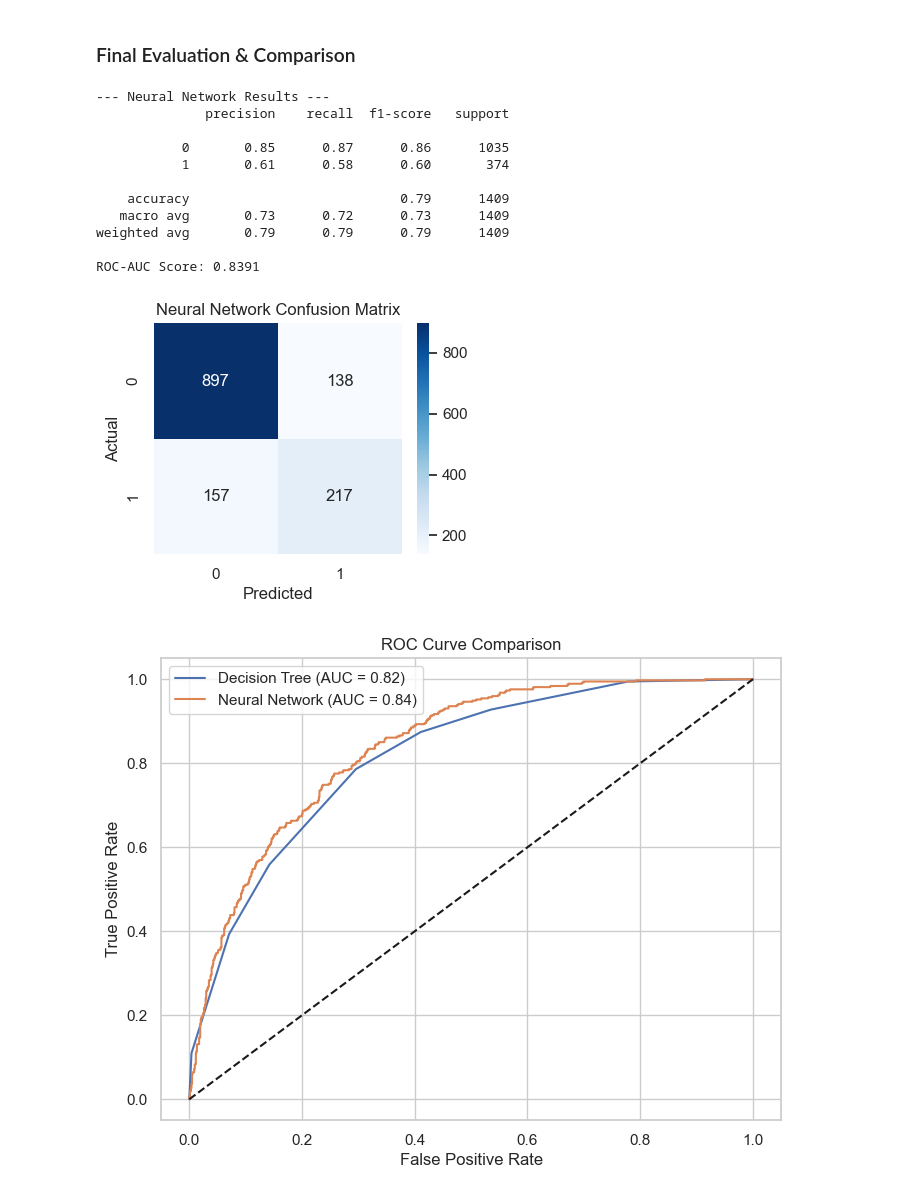
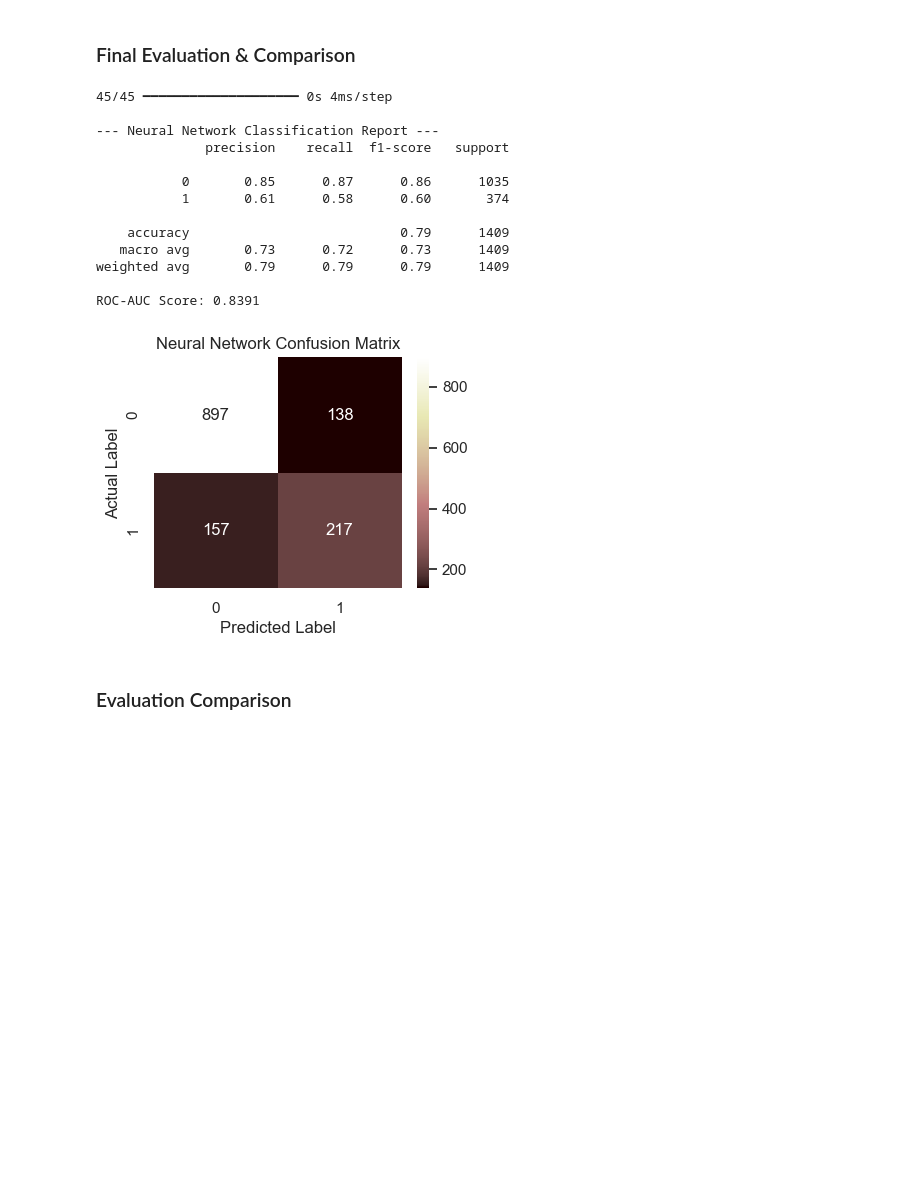
Before and after one commit to Damithu04/Telco-Customer-Churn, a Jupyter notebook: Telco-customer-churn.ipynb, the cells around one changed output. Cells and saved outputs as stored; diff of their text form; code cells hidden in the pictures; blank space fills up the shorter version.

```diff
--- a/Telco-customer-churn.ipynb
+++ b/Telco-customer-churn.ipynb
@@ -483,35 +454,44 @@ plt.show()
 [figure]
 # %% [markdown]
 ### Final Evaluation & Comparison
-# %%
-# 2. Evaluate Neural Network
-# Note: Ensure you have run the Neural Network block first so y_pred_nn exists
-evaluate_model(y_test, y_pred_nn, y_prob_nn, "Neural Network")
-
-# 3. ROC Curve Comparison Plot
-fpr_dt, tpr_dt, _ = roc_curve(y_test, y_prob_dt)
-fpr_nn, tpr_nn, _ = roc_curve(y_test, y_prob_nn)
-
-plt.figure(figsize=(8, 6))
-plt.plot(fpr_dt, tpr_dt, label=f"Decision Tree (AUC = {roc_auc_score(y_test, y_prob_dt):.2f})")
-plt.plot(fpr_nn, tpr_nn, label=f"Neural Network (AUC = {roc_auc_score(y_test, y_prob_nn):.2f})")
-plt.plot([0, 1], [0, 1], 'k--') # Diagonal random guess line
-plt.xlabel('False Positive Rate')
-plt.ylabel('True Positive Rate')
-plt.title('ROC Curve Comparison')
-plt.legend()
-plt.show()
-# %% [output]
---- Neural Network Results ---
-              precision    recall  f1-score   support
-
-           0       0.85      0.87      0.86      1035
-           1       0.61      0.58      0.60       374
-
-    accuracy                           0.79      1409
-   macro avg       0.73      0.72      0.73      1409
-weighted avg       0.79      0.79      0.79      1409
-
-ROC-AUC Score: 0.8391
-[figure, removed]
-[figure, removed]
+# %%
+# 1. Generate Predictions
+# Neural Networks output probabilities (0.0 to 1.0).
+# We threshold them at 0.5 to get binary class predictions (0 or 1).
+y_prob_nn = model.predict(X_test_scaled)
+y_pred_nn = (y_prob_nn > 0.5).astype("int32")
+
+# 2. Print Classification Report
+print("\n--- Neural Network Classification Report ---")
+print(classification_report(y_test, y_pred_nn))
+
+# 3. Calculate ROC-AUC Score
+roc_auc_nn = roc_auc_score(y_test, y_prob_nn)
+print(f"ROC-AUC Score: {roc_auc_nn:.4f}")
+
+# 4. Visualize Confusion Matrix
+cm_nn = confusion_matrix(y_test, y_pred_nn)
+
+plt.figure(figsize=(4, 3))
+sns.heatmap(cm_nn, annot=True, fmt='d', cmap='pink') # Using 'pink' to distinguish from Decision Tree
+plt.title('Neural Network Confusion Matrix')
+plt.ylabel('Actual Label')
+plt.xlabel('Predicted')
+plt.show()
+# %% [output]
+45/45 ━━━━━━━━━━━━━━━━━━━━ 0s 4ms/step
+
+--- Neural Network Classification Report ---
+              precision    recall  f1-score   support
+
+           0       0.85      0.87      0.86      1035
+           1       0.61      0.58      0.60       374
+
+    accuracy                           0.79      1409
+   macro avg       0.73      0.72      0.73      1409
+weighted avg       0.79      0.79      0.79      1409
+
+ROC-AUC Score: 0.8391
+[figure, added]
+# %% [markdown]
+### Evaluation Comparison
```
Also changed, not shown: parts of 8 cells of this notebook.
